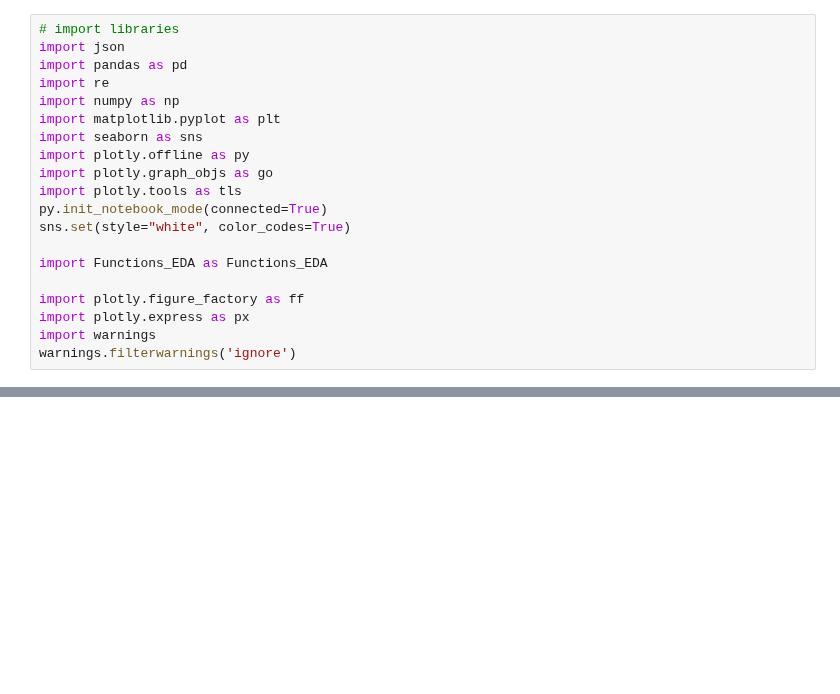
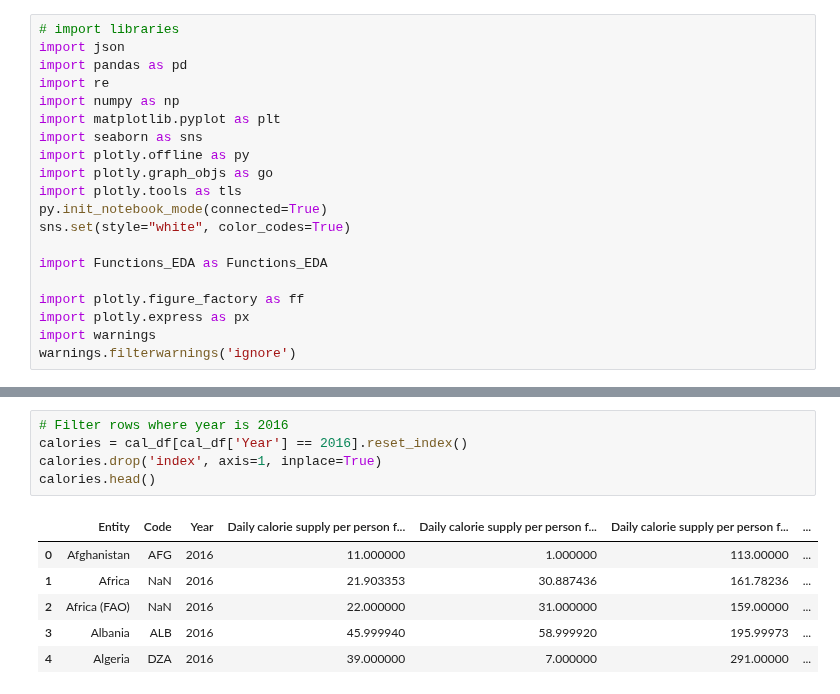
Before and after one commit to lizziefay/health_EDA, a Jupyter notebook: obesity_rates.ipynb, the cells around one changed output, grey strips where cells are left out. Cells and saved outputs as stored; diff of their text form; blank space fills up the shorter version.

```diff
--- a/obesity_rates.ipynb
+++ b/obesity_rates.ipynb
@@ -22,0 +184,12 @@ warnings.filterwarnings('ignore')
+# %%
+# Filter rows where year is 2016
+calories = cal_df[cal_df['Year'] == 2016].reset_index()
+calories.drop('index', axis=1, inplace=True)
+calories.head()
+# %% [output]
+|  | Entity | Code | Year | Daily calorie supply per person f... | Daily calorie supply per person f... | Daily calorie supply per person f... | ... |
+| 0 | Afghanistan | AFG | 2016 | 11.000000 | 1.000000 | 113.00000 | ... |
+| 1 | Africa | NaN | 2016 | 21.903353 | 30.887436 | 161.78236 | ... |
+| 2 | Africa (FAO) | NaN | 2016 | 22.000000 | 31.000000 | 159.00000 | ... |
+| 3 | Albania | ALB | 2016 | 45.999940 | 58.999920 | 195.99973 | ... |
+| 4 | Algeria | DZA | 2016 | 39.000000 | 7.000000 | 291.00000 | ... |
```
Also changed, not shown: parts of 29 cells of this notebook.
